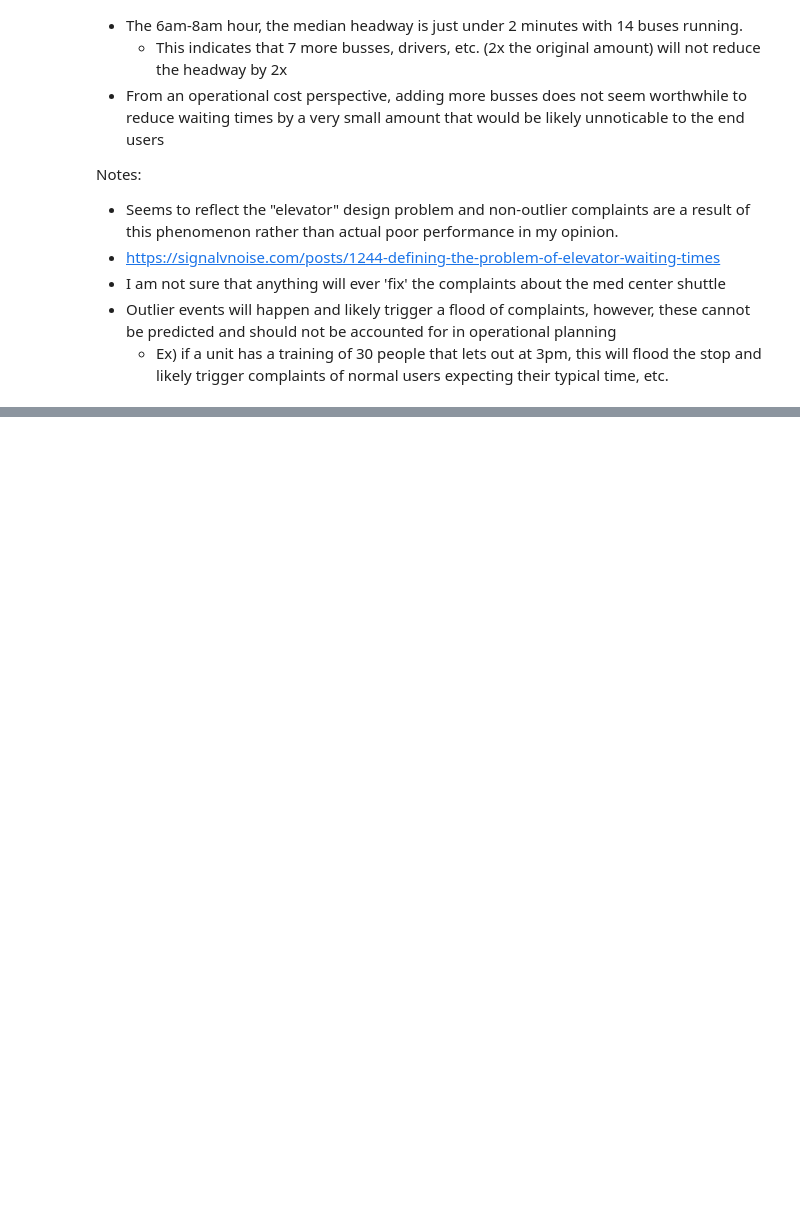
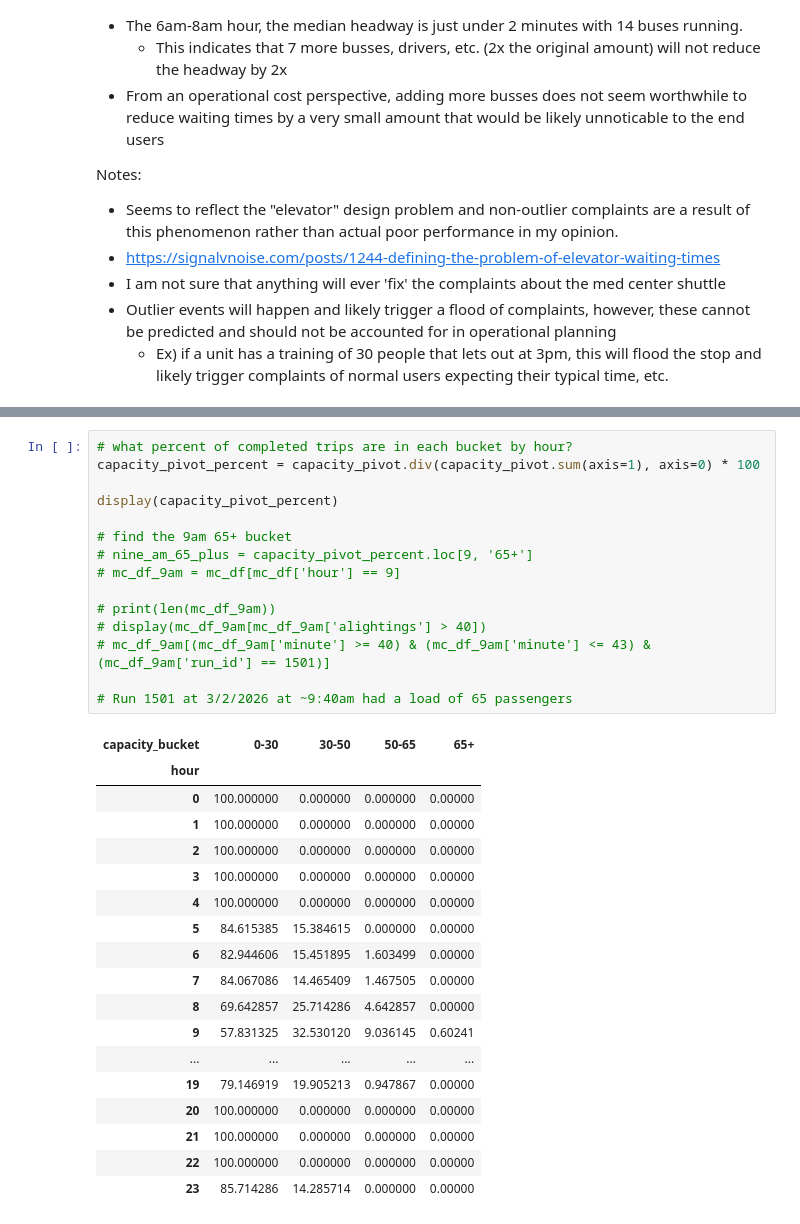
Before and after one commit to morgan1461/WMC-dashboard, a Jupyter notebook: analysis_notebooks/monthly_visualizations.ipynb, the cells around one changed output, grey strips where cells are left out. Cells and saved outputs as stored; diff of their text form; blank space fills up the shorter version.

```diff
--- a/analysis_notebooks/monthly_visualizations.ipynb
+++ b/analysis_notebooks/monthly_visualizations.ipynb
@@ -1149,3 +1311,37 @@ Notes:
+# %%
+# what percent of completed trips are in each bucket by hour?
+capacity_pivot_percent = capacity_pivot.div(capacity_pivot.sum(axis=1), axis=0) * 100
+
+display(capacity_pivot_percent)
+
+# find the 9am 65+ bucket
+# nine_am_65_plus = capacity_pivot_percent.loc[9, '65+']
+# mc_df_9am = mc_df[mc_df['hour'] == 9]
+
+# print(len(mc_df_9am))
+# display(mc_df_9am[mc_df_9am['alightings'] > 40])
+# mc_df_9am[(mc_df_9am['minute'] >= 40) & (mc_df_9am['minute'] <= 43) & (mc_df_9am['run_id'] == 1501)]
+
+# Run 1501 at 3/2/2026 at ~9:40am had a load of 65 passengers
+# %% [output]
+| capacity_bucket | 0-30 | 30-50 | 50-65 | 65+ |
+| hour |  |  |  |  |
+| 0 | 100.000000 | 0.000000 | 0.000000 | 0.00000 |
+| 1 | 100.000000 | 0.000000 | 0.000000 | 0.00000 |
+| 2 | 100.000000 | 0.000000 | 0.000000 | 0.00000 |
+| 3 | 100.000000 | 0.000000 | 0.000000 | 0.00000 |
+| 4 | 100.000000 | 0.000000 | 0.000000 | 0.00000 |
+| 5 | 84.615385 | 15.384615 | 0.000000 | 0.00000 |
+| 6 | 82.944606 | 15.451895 | 1.603499 | 0.00000 |
+| 7 | 84.067086 | 14.465409 | 1.467505 | 0.00000 |
+| 8 | 69.642857 | 25.714286 | 4.642857 | 0.00000 |
+| 9 | 57.831325 | 32.530120 | 9.036145 | 0.60241 |
+| ... | ... | ... | ... | ... |
+| 19 | 79.146919 | 19.905213 | 0.947867 | 0.00000 |
+| 20 | 100.000000 | 0.000000 | 0.000000 | 0.00000 |
+| 21 | 100.000000 | 0.000000 | 0.000000 | 0.00000 |
+| 22 | 100.000000 | 0.000000 | 0.000000 | 0.00000 |
+| 23 | 85.714286 | 14.285714 | 0.000000 | 0.00000 |
 # %% [markdown]
 
 ---
```
Also changed, not shown: parts of 7 cells of this notebook, 2 other files.
